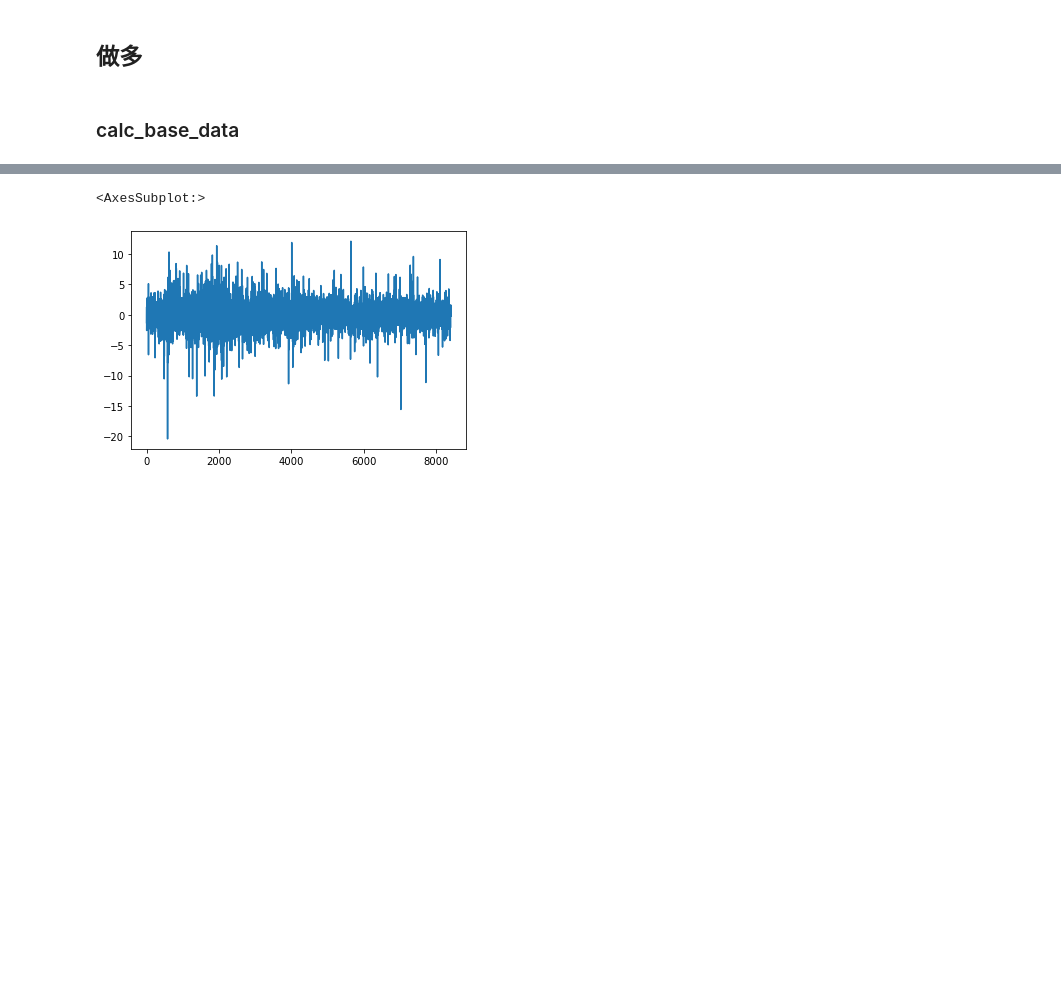
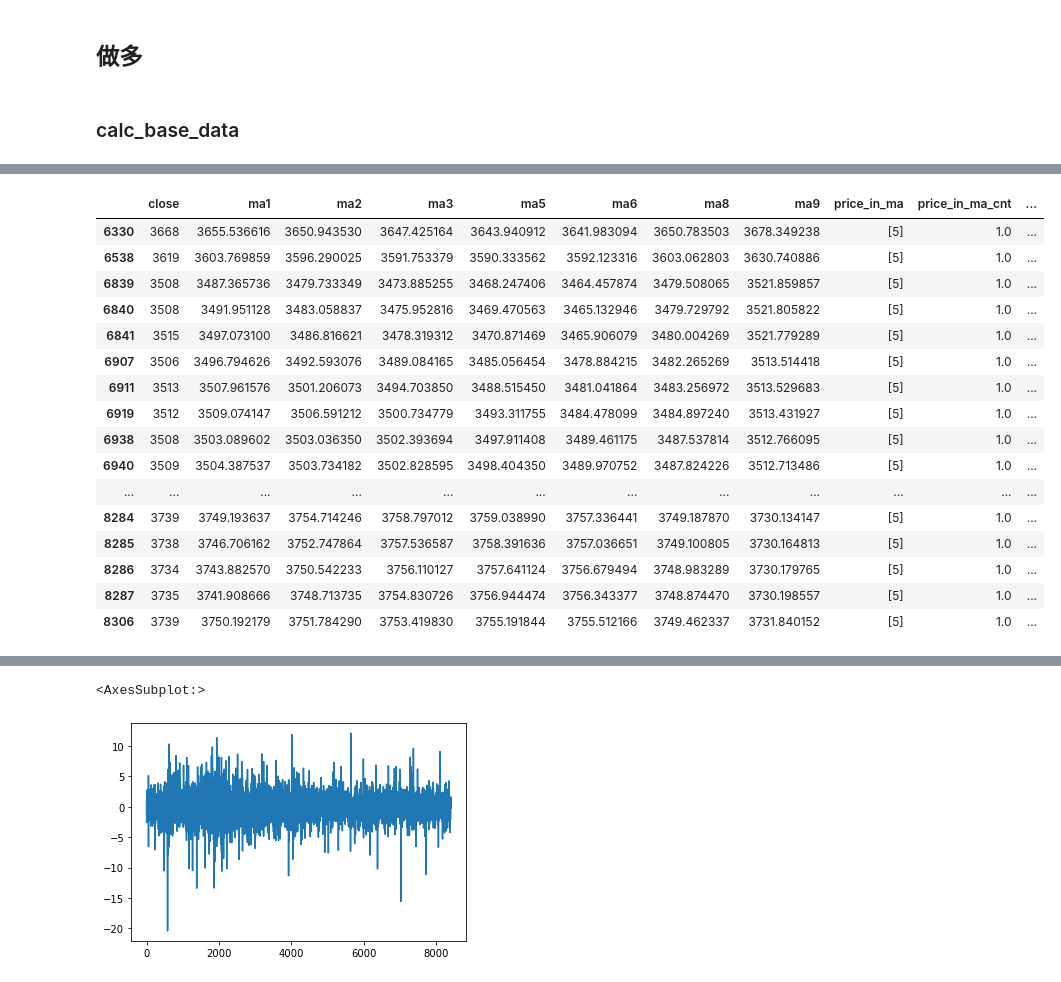
Before and after one commit to nuswgg/quants_qa, a Jupyter notebook: python/Py Quant Trading Practise/测试RB.ipynb, the cells around one changed output, grey strips where cells are left out. Drawn from its saved outputs; the diff is of its cells as text; code cells hidden in the pictures; blank space fills up the shorter version.

```diff
--- a/python/Py Quant Trading Practise/测试RB.ipynb
+++ b/python/Py Quant Trading Practise/测试RB.ipynb
@@ -354,19 +354,23 @@ def rolling_window(a,window):
 # %%
 def get_price_stage(bias,df_ma):
     if (s3==m1) & (m3==l1) :
+        col_indx=[0,1,2,4,5,7,8]
         arr_bias=bias.values[:,[0,1,2,4,5,7,8]]
         arr_df_ma=df_ma.values[:,[0,1,3,4,6,7]]
     elif (s3==m1) and (m3!=l1):
+        col_indx=[0,1,2,4,5,6,7,8]
         arr_bias=bias.values[:,[0,1,2,4,5,6,7,8]]
         arr_df_ma=df_ma.values[:,[0,1,3,4,5,6,7]]
     elif (s3!=m1) and (m3==l1):
+        col_indx=[0,1,2,3,4,5,7,8]
         arr_bias=bias.values[:,[0,1,2,3,4,5,7,8]]
         arr_df_ma=df_ma.values[:,[0,1,2,3,4,6,7]]
     else:
+        col_indx=[0,1,2,3,4,5,6,7,8]
         arr_bias=bias.values[:,[0,1,2,3,4,5,6,7,8]]
         arr_df_ma=df_ma.values[:,[0,1,2,3,4,5,6,7]]
-    arr_2_df_ma=arr_df_ma[:2]
-    arr_3_df_ma=arr_df_ma[:3]
+#    arr_2_df_ma=arr_df_ma[:2]
+#    arr_3_df_ma=arr_df_ma[:3]
     ll=list(range(1,arr_bias.shape[1]))
     ll.extend([0])
     arr_bias2=arr_bias[:,ll]
@@ -375,20 +379,23 @@ def get_price_stage(bias,df_ma):
     check = np.round((arr_comb[:,:-1] - df_ma_abs),decimals=2) #相邻df_ma的sum - df，为0的则表示价格在着2条ma之间
     b = np.array(np.where(check == 0)) # 找到价格所在的位置
     a = np.transpose(b)
+
     overlap_count=np.unique(a[:, 0], return_counts=True) #找到价格在ma中间的个数
-    b=np.split(a[:, 1], np.unique(a[:, 0], return_index=True)[1][1:]) #列出所有  价格在ma的位置
-    c=overlap_count[0] #index_data
+    overlap_list=np.split(a[:, 1], np.unique(a[:, 0], return_index=True)[1][1:]) #列出所有  价格在ma的位置
+
+    idx_overlap=overlap_count[0] #index_data
     index=np.arange(bias.shape[0])
     index.shape=(bias.shape[0],1) #创建和外部df一样的dim
-    obj_arr=new = np.empty((bias.shape[0],1), dtype=object) #创建obj arry来存b 价格所在的ma位置  如果
-    obj_arr_2d=np.hstack((index,obj_arr))
-    obj_arr_2d[c.tolist(),1]=b
+    obj_arr=np.empty((bias.shape[0],1), dtype=object) #创建obj array来存arr 价格所在的ma位置  如果
+    obj_arr_2d=np.hstack((index,obj_arr)) #
+    ## 赋值 价格在ma的所有位置
+    obj_arr_2d[idx_overlap.tolist(),1]=overlap_list
     temp=np.zeros(bias.shape[0])
     temp.shape=(bias.shape[0],1)
     temp1=np.hstack((obj_arr_2d,temp))
-    temp1[c.tolist(),2]=overlap_count[1]
-    out_ma_ind=temp1[temp1[:,2]==0]
-    ind_of_min=np.abs(bias.values).argmin(axis=1) + 1 #获取最小bias的位置
+    temp1[idx_overlap.tolist(),2]=overlap_count[1]  #数据对应的index
+    out_ma_ind=temp1[temp1[:,2] == 0] # 找到arr无值的
+    ind_of_min=np.abs(bias.values).argmin(axis=1) #获取最小bias的位置
     min_bias=arr_bias[np.arange(bias.shape[0]), np.abs(arr_bias).argmin(axis=1)] #获取最小bias值
     return np.column_stack((temp1, ind_of_min, min_bias))[:,1:]
 #     return arr_bias
@@ -1312,0 +1637,32 @@ datetime.timedelta(microseconds=216096)
+# %%
+base[['close','ma1','ma2','ma3','ma5','ma6','ma8','ma9','price_in_ma','price_in_ma_cnt','price_pos',
+      'min_bias','bias1','bias2','bias3','bias4','bias5','bias6','bias7','bias8','bias9']]\
+    .query('price_pos == 8 and price_in_ma_cnt > 0').iloc[-50:,:]
+
+# 解读 price_pos price_in_ma 解读
+#price_pos des       price_in_ma
+#  0      离ma1最近  null or [0] or 其他    none 可以是多头 空头  震荡区外
+#  1      离ma2最近  [0] or [1] or 其他
+#  2      离ma3最近  [1] or [2] or 其他
+#  4   3  离ma5最近  [2] or [3] or 其他
+#  5   4  离ma6最近  [3] or [4] or 其他
+#  7   5  离ma8最近  [4] or [5] or 其他
+#  8   6  离ma9最近  [5] or [6] or 其他
+# %% [output]
+|  | close | ma1 | ma2 | ma3 | ma5 | ma6 | ma8 | ma9 | price_in_ma | price_in_ma_cnt | ... |
+| 6330 | 3668 | 3655.536616 | 3650.943530 | 3647.425164 | 3643.940912 | 3641.983094 | 3650.783503 | 3678.349238 | [5] | 1.0 | ... |
+| 6538 | 3619 | 3603.769859 | 3596.290025 | 3591.753379 | 3590.333562 | 3592.123316 | 3603.062803 | 3630.740886 | [5] | 1.0 | ... |
+| 6839 | 3508 | 3487.365736 | 3479.733349 | 3473.885255 | 3468.247406 | 3464.457874 | 3479.508065 | 3521.859857 | [5] | 1.0 | ... |
+| 6840 | 3508 | 3491.951128 | 3483.058837 | 3475.952816 | 3469.470563 | 3465.132946 | 3479.729792 | 3521.805822 | [5] | 1.0 | ... |
+| 6841 | 3515 | 3497.073100 | 3486.816621 | 3478.319312 | 3470.871469 | 3465.906079 | 3480.004269 | 3521.779289 | [5] | 1.0 | ... |
+| 6907 | 3506 | 3496.794626 | 3492.593076 | 3489.084165 | 3485.056454 | 3478.884215 | 3482.265269 | 3513.514418 | [5] | 1.0 | ... |
+| 6911 | 3513 | 3507.961576 | 3501.206073 | 3494.703850 | 3488.515450 | 3481.041864 | 3483.256972 | 3513.529683 | [5] | 1.0 | ... |
+| 6919 | 3512 | 3509.074147 | 3506.591212 | 3500.734779 | 3493.311755 | 3484.478099 | 3484.897240 | 3513.431927 | [5] | 1.0 | ... |
+| 6938 | 3508 | 3503.089602 | 3503.036350 | 3502.393694 | 3497.911408 | 3489.461175 | 3487.537814 | 3512.766095 | [5] | 1.0 | ... |
+| 6940 | 3509 | 3504.387537 | 3503.734182 | 3502.828595 | 3498.404350 | 3489.970752 | 3487.824226 | 3512.713486 | [5] | 1.0 | ... |
+| ... | ... | ... | ... | ... | ... | ... | ... | ... | ... | ... | ... |
+| 8284 | 3739 | 3749.193637 | 3754.714246 | 3758.797012 | 3759.038990 | 3757.336441 | 3749.187870 | 3730.134147 | [5] | 1.0 | ... |
+| 8285 | 3738 | 3746.706162 | 3752.747864 | 3757.536587 | 3758.391636 | 3757.036651 | 3749.100805 | 3730.164813 | [5] | 1.0 | ... |
+| 8286 | 3734 | 3743.882570 | 3750.542233 | 3756.110127 | 3757.641124 | 3756.679494 | 3748.983289 | 3730.179765 | [5] | 1.0 | ... |
+| 8287 | 3735 | 3741.908666 | 3748.713735 | 3754.830726 | 3756.944474 | 3756.343377 | 3748.874470 | 3730.198557 | [5] | 1.0 | ... |
+| 8306 | 3739 | 3750.192179 | 3751.784290 | 3753.419830 | 3755.191844 | 3755.512166 | 3749.462337 | 3731.840152 | [5] | 1.0 | ... |
```
Also changed, not shown: parts of 51 cells of this notebook, 1 other file.
